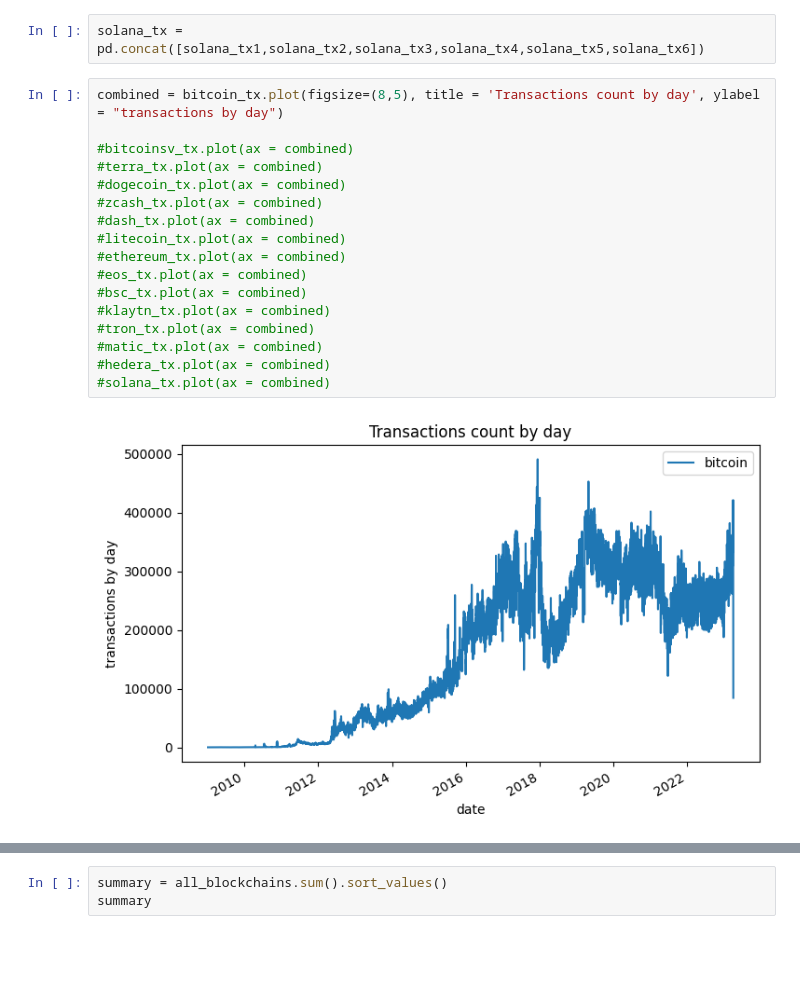
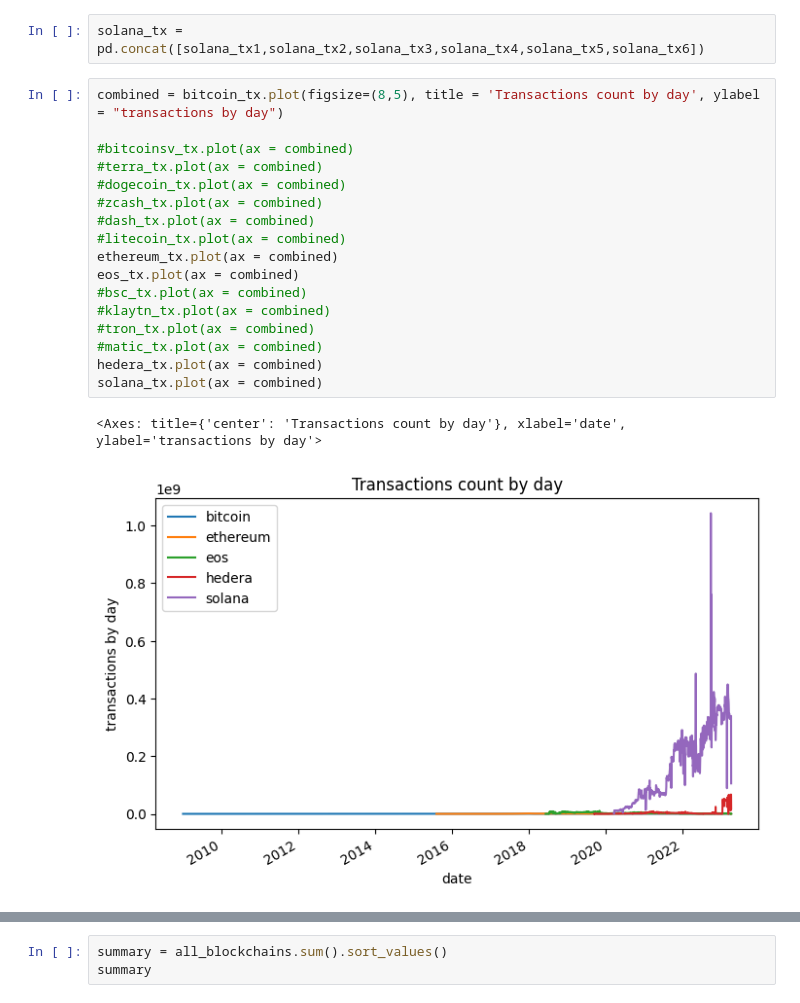
Before and after one commit to bitquery/why-blockchain-data-matters, a Jupyter notebook: Presentation.ipynb, the cells around one changed output, grey strips where cells are left out. Drawn from its saved outputs; the diff is of its cells as text; blank space fills up the shorter version.

```diff
--- a/Presentation.ipynb
+++ b/Presentation.ipynb
@@ -217,22 +217,23 @@ solana_tx = pd.concat([solana_tx1,solana_tx2,solana_tx3,solana_tx4,solana_tx5,so
 # %%
 combined = bitcoin_tx.plot(figsize=(8,5), title = 'Transactions count by day', ylabel = "transactions by day")
 
 #bitcoinsv_tx.plot(ax = combined)
 #terra_tx.plot(ax = combined)
 #dogecoin_tx.plot(ax = combined)
 #zcash_tx.plot(ax = combined)
 #dash_tx.plot(ax = combined)
 #litecoin_tx.plot(ax = combined)
-#ethereum_tx.plot(ax = combined)
-#eos_tx.plot(ax = combined)
+ethereum_tx.plot(ax = combined)
+eos_tx.plot(ax = combined)
 #bsc_tx.plot(ax = combined)
 #klaytn_tx.plot(ax = combined)
 #tron_tx.plot(ax = combined)
 #matic_tx.plot(ax = combined)
-#hedera_tx.plot(ax = combined)
-#solana_tx.plot(ax = combined)
+hedera_tx.plot(ax = combined)
+solana_tx.plot(ax = combined)
 # %% [output]
+<Axes: title={'center': 'Transactions count by day'}, xlabel='date', ylabel='transactions by day'>
-[figure, old version]
+[figure, new version]
 # %%
 all_blockchains = bitcoin_tx.merge(bitcoinsv_tx, on='date', how='left')
 all_blockchains = all_blockchains.merge(zcash_tx, on='date', how='left')
```
Also changed, not shown: parts of 1 cell of this notebook.
